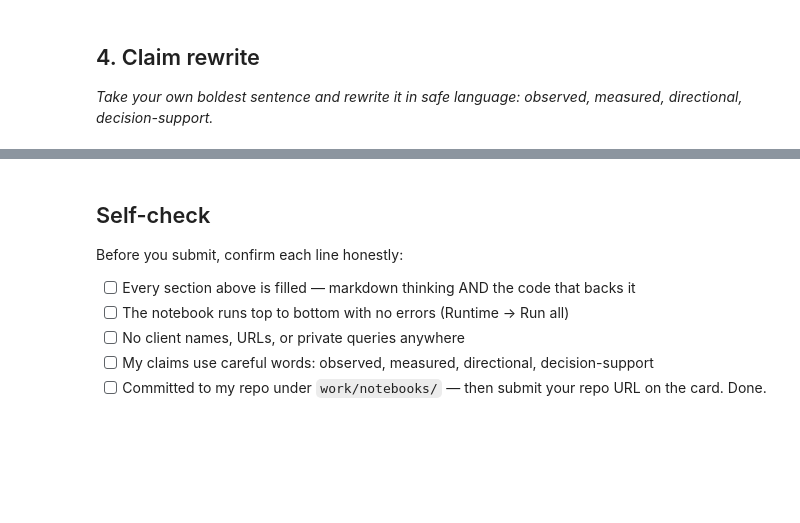
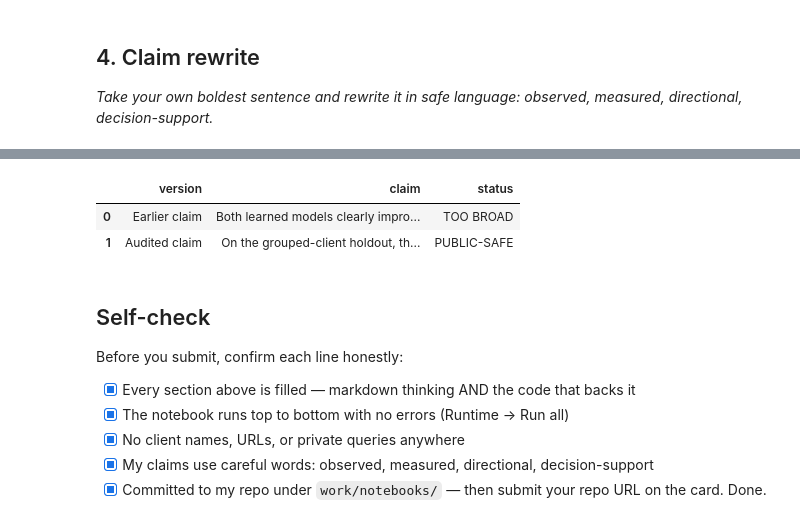
Before and after one commit to ZubairQazzi/flyrank-ml-internship-zubair, a Jupyter notebook: work/notebooks/w06_validation_audit.ipynb, the cells around one changed output, grey strips where cells are left out. Cells and saved outputs as stored; diff of their text form; code cells hidden in the pictures; blank space fills up the shorter version.

```diff
--- a/work/notebooks/w06_validation_audit.ipynb
+++ b/work/notebooks/w06_validation_audit.ipynb
@@ -37,10 +551,39 @@ This skeleton is yours to fill. Work the sections **in order** — each one has
+# %%
+claim_audit = pd.DataFrame(
+    [
+        {
+            "version": "Earlier claim",
+            "claim": (
+                "Both learned models clearly improved over the "
+                "Week 4 rule baseline."
+            ),
+            "status": "TOO BROAD",
+        },
+        {
+            "version": "Audited claim",
+            "claim": (
+                "On the grouped-client holdout, the learned models "
+                "measured higher top-of-queue precision than the "
+                "Week-4 baseline, but performance remains modest "
+                "and should be treated as decision-support evidence."
+            ),
+            "status": "PUBLIC-SAFE",
+        },
+    ]
+)
+
+claim_audit
+# %% [output]
+|  | version | claim | status |
+| 0 | Earlier claim | Both learned models clearly impro... | TOO BROAD |
+| 1 | Audited claim | On the grouped-client holdout, th... | PUBLIC-SAFE |
 # %% [markdown]
 ## Self-check
 
 Before you submit, confirm each line honestly:
 
-- [ ] Every section above is filled — markdown thinking AND the code that backs it
-- [ ] The notebook runs top to bottom with no errors (Runtime → Run all)
-- [ ] No client names, URLs, or private queries anywhere
-- [ ] My claims use careful words: observed, measured, directional, decision-support
-- [ ] Committed to my repo under `work/notebooks/` — then submit your repo URL on the card. Done.
+- [x] Every section above is filled — markdown thinking AND the code that backs it
+- [x] The notebook runs top to bottom with no errors (Runtime → Run all)
+- [x] No client names, URLs, or private queries anywhere
+- [x] My claims use careful words: observed, measured, directional, decision-support
+- [x] Committed to my repo under `work/notebooks/` — then submit your repo URL on the card. Done.
```
Also changed, not shown: parts of 14 cells of this notebook.
